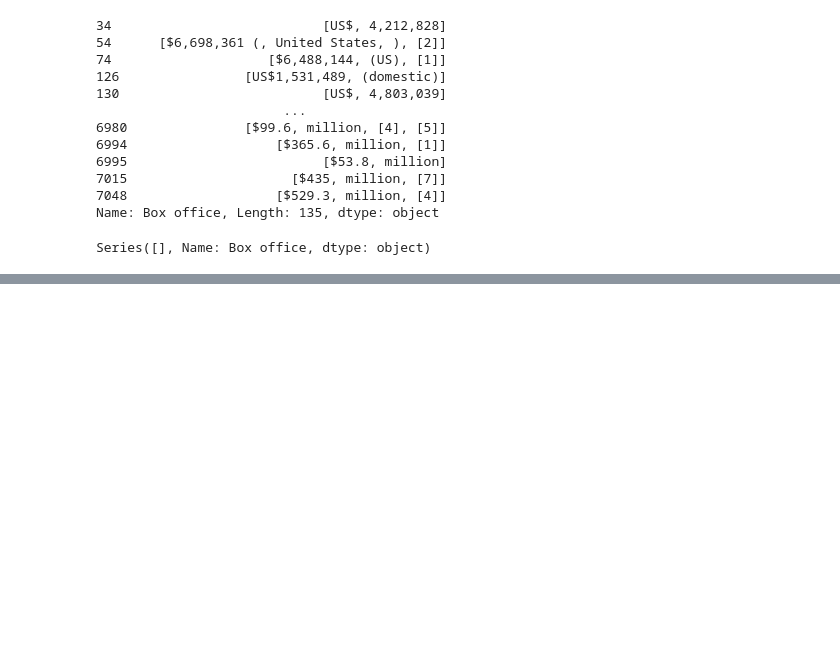
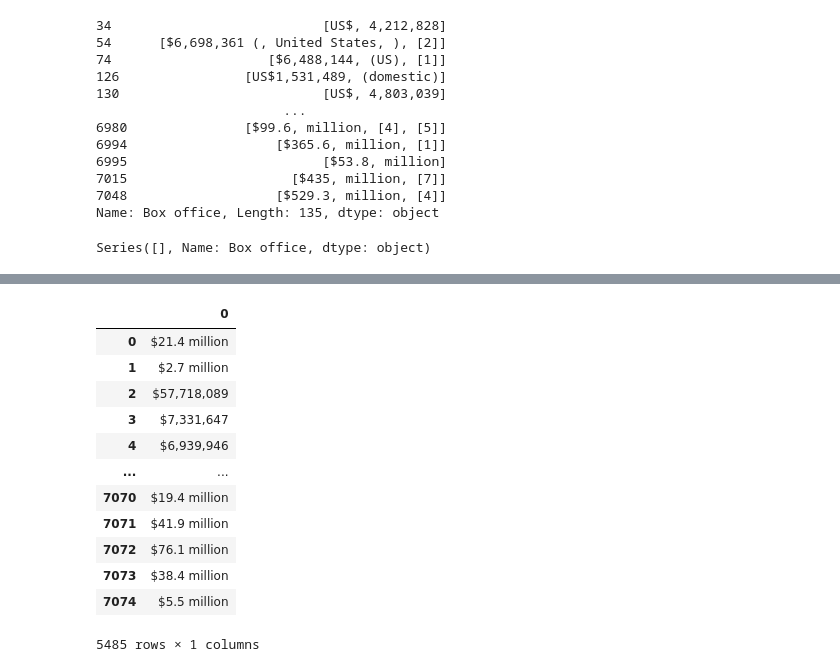
Before and after one commit to cbeckler/movies_etl, a Jupyter notebook: movies_etl.ipynb, the cells around one changed output, grey strips where cells are left out. Cells and saved outputs as stored; diff of their text form; code cells hidden in the pictures; blank space fills up the shorter version.

Commit message:
parse box office data

```diff
--- a/movies_etl.ipynb
+++ b/movies_etl.ipynb
@@ -410,0 +454,39 @@ box_office = box_office.apply(lambda x: ' '.join(x) if type(x) == list else x)
+# %%
+# fix pattern matches
+
+# get rid of space between dollar sign and number by adding \s* after dollar sign
+form_one = r'\$\s*\d+\.?\d*\s*[mb]illion'
+form_two = r'\$\s*\d{1,3}(?:,\d{3})+'
+
+# some values have period as thousands separator, change with [,\.]
+## only want it to apply to ones NOT formatted as [mb]illion (ie, 1.234 million)
+form_two = r'\$\s*\d{1,3}(?:[,\.]\d{3})+(?!\s[mb]illion)'
+
+# some values given as range--starts with $ and ends with -
+## replace with just $
+### to replace dash we need hyphen, em dash, en dash
+box_office = box_office.str.replace(r'\$.*[-—–](?![a-z])', '$', regex=True)
+
+# million misspelled as 'millon'
+## make second i optional with ?
+form_one = r'\$\s*\d+\.?\d*\s*[mb]illi?on'
+# %%
+# extract and convert box office values
+
+# extract() rturns dataframe where every column is the data that matches the capture group(s)
+## our f string specifies match form_one or form_two
+box_office.str.extract(f'({form_one}|{form_two})')
+# %% [output]
+|  | 0 |
+| 0 | $21.4 million |
+| 1 | $2.7 million |
+| 2 | $57,718,089 |
+| 3 | $7,331,647 |
+| 4 | $6,939,946 |
+| ... | ... |
+| 7070 | $19.4 million |
+| 7071 | $41.9 million |
+| 7072 | $76.1 million |
+| 7073 | $38.4 million |
+| 7074 | $5.5 million |
+5485 rows × 1 columns
```
Also changed, not shown: parts of 8 cells of this notebook.
